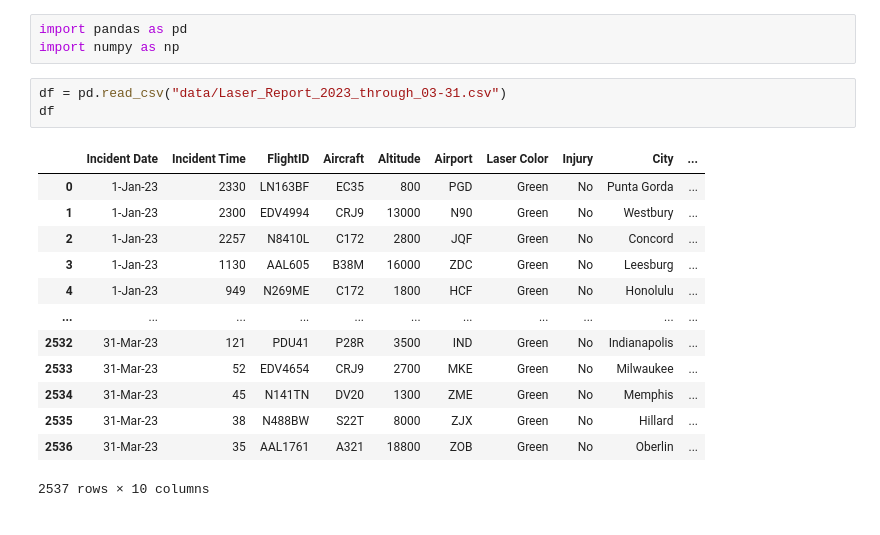
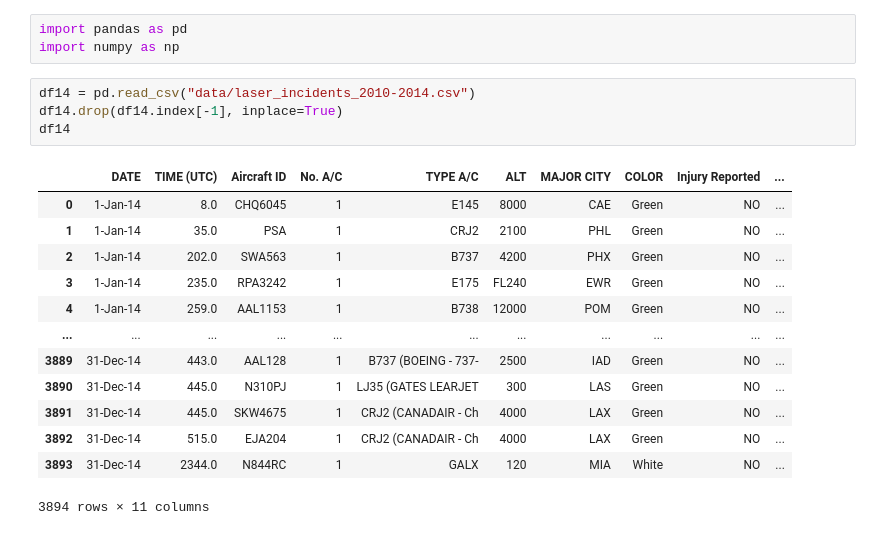
Before and after one commit to milaandahiya/AviationLaserResearch, a Jupyter notebook: Research.ipynb, the cells around one changed output. Saved outputs shown, nothing was run; the diff lists cells and outputs as text.

Commit message:
import all data

```diff
--- a/Research.ipynb
+++ b/Research.ipynb
@@ -2,19 +2,20 @@
 import pandas as pd
 import numpy as np
 # %%
-df = pd.read_csv("data/Laser_Report_2023_through_03-31.csv")
-df
+df14 = pd.read_csv("data/laser_incidents_2010-2014.csv")
+df14.drop(df14.index[-1], inplace=True)
+df14
 # %% [output]
-|  | Incident Date | Incident Time | FlightID | Aircraft | Altitude | Airport | Laser Color | Injury | City | ... |
-| 0 | 1-Jan-23 | 2330 | LN163BF | EC35 | 800 | PGD | Green | No | Punta Gorda | ... |
-| 1 | 1-Jan-23 | 2300 | EDV4994 | CRJ9 | 13000 | N90 | Green | No | Westbury | ... |
-| 2 | 1-Jan-23 | 2257 | N8410L | C172 | 2800 | JQF | Green | No | Concord | ... |
-| 3 | 1-Jan-23 | 1130 | AAL605 | B38M | 16000 | ZDC | Green | No | Leesburg | ... |
-| 4 | 1-Jan-23 | 949 | N269ME | C172 | 1800 | HCF | Green | No | Honolulu | ... |
+|  | DATE | TIME (UTC) | Aircraft ID | No. A/C | TYPE A/C | ALT | MAJOR CITY | COLOR | Injury Reported | ... |
+| 0 | 1-Jan-14 | 8.0 | CHQ6045 | 1 | E145 | 8000 | CAE | Green | NO | ... |
+| 1 | 1-Jan-14 | 35.0 | PSA | 1 | CRJ2 | 2100 | PHL | Green | NO | ... |
+| 2 | 1-Jan-14 | 202.0 | SWA563 | 1 | B737 | 4200 | PHX | Green | NO | ... |
+| 3 | 1-Jan-14 | 235.0 | RPA3242 | 1 | E175 | FL240 | EWR | Green | NO | ... |
+| 4 | 1-Jan-14 | 259.0 | AAL1153 | 1 | B738 | 12000 | POM | Green | NO | ... |
 | ... | ... | ... | ... | ... | ... | ... | ... | ... | ... | ... |
-| 2532 | 31-Mar-23 | 121 | PDU41 | P28R | 3500 | IND | Green | No | Indianapolis | ... |
-| 2533 | 31-Mar-23 | 52 | EDV4654 | CRJ9 | 2700 | MKE | Green | No | Milwaukee | ... |
-| 2534 | 31-Mar-23 | 45 | N141TN | DV20 | 1300 | ZME | Green | No | Memphis | ... |
-| 2535 | 31-Mar-23 | 38 | N488BW | S22T | 8000 | ZJX | Green | No | Hillard | ... |
-| 2536 | 31-Mar-23 | 35 | AAL1761 | A321 | 18800 | ZOB | Green | No | Oberlin | ... |
+| 3889 | 31-Dec-14 | 443.0 | AAL128 | 1 | B737 (BOEING - 737- | 2500 | IAD | Green | NO | ... |
+| 3890 | 31-Dec-14 | 445.0 | N310PJ | 1 | LJ35 (GATES LEARJET | 300 | LAS | Green | NO | ... |
+| 3891 | 31-Dec-14 | 445.0 | SKW4675 | 1 | CRJ2 (CANADAIR - Ch | 4000 | LAX | Green | NO | ... |
+| 3892 | 31-Dec-14 | 515.0 | EJA204 | 1 | CRJ2 (CANADAIR - Ch | 4000 | LAX | Green | NO | ... |
+| 3893 | 31-Dec-14 | 2344.0 | N844RC | 1 | GALX | 120 | MIA | White | NO | ... |
-2537 rows × 10 columns
+3894 rows × 11 columns
```
Also changed, not shown: parts of 9 cells of this notebook.
